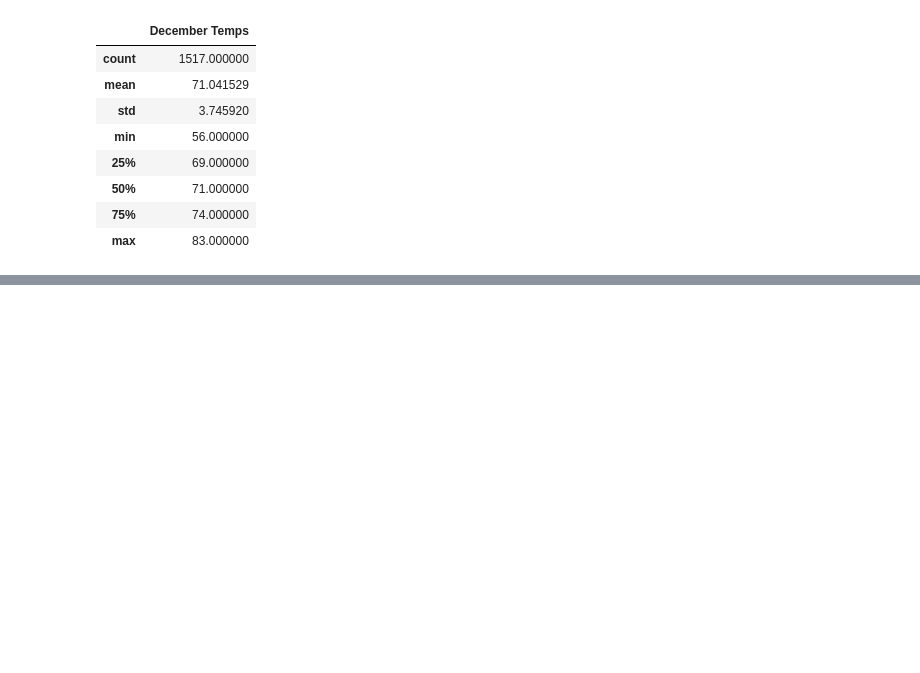
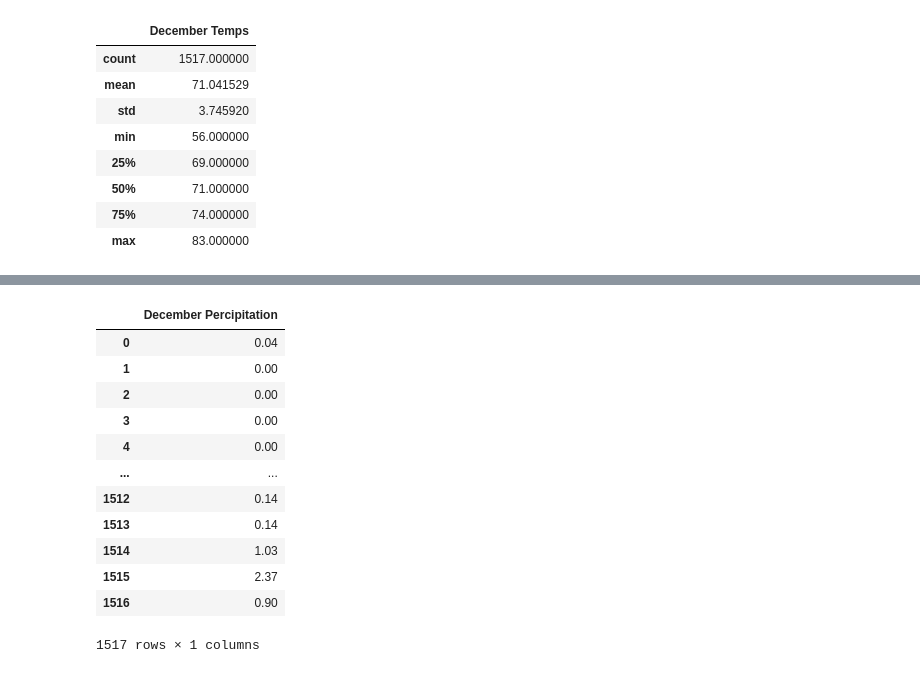
Before and after one commit to justinkirk8/surfs_up, a Jupyter notebook: SurfsUp_Challenge.ipynb, the cells around one changed output, grey strips where cells are left out. Drawn from its saved outputs; the diff is of its cells as text; code cells hidden in the pictures; blank space fills up the shorter version.

```diff
--- a/SurfsUp_Challenge.ipynb
+++ b/SurfsUp_Challenge.ipynb
@@ -187,0 +256,6 @@ Dec_temps_df.describe()
+# %%
+# 7. Convert the December temperatures to a list.
+Dec_pers = []
+Dec_pers = session.query(Measurement.prcp).\
+    filter(extract('month', Measurement.date)==12).all()
+Dec_pers
@@ -187,0 +280,17 @@ Dec_temps_df.describe()
+# %%
+Dec_pers_df = pd.DataFrame(Dec_pers, columns=['December Percipitation'])
+Dec_pers_df
+# %% [output]
+|  | December Percipitation |
+| 0 | 0.04 |
+| 1 | 0.00 |
+| 2 | 0.00 |
+| 3 | 0.00 |
+| 4 | 0.00 |
+| ... | ... |
+| 1512 | 0.14 |
+| 1513 | 0.14 |
+| 1514 | 1.03 |
+| 1515 | 2.37 |
+| 1516 | 0.90 |
+1517 rows × 1 columns
```
Also changed, not shown: parts of 9 cells of this notebook, 4 other files.
